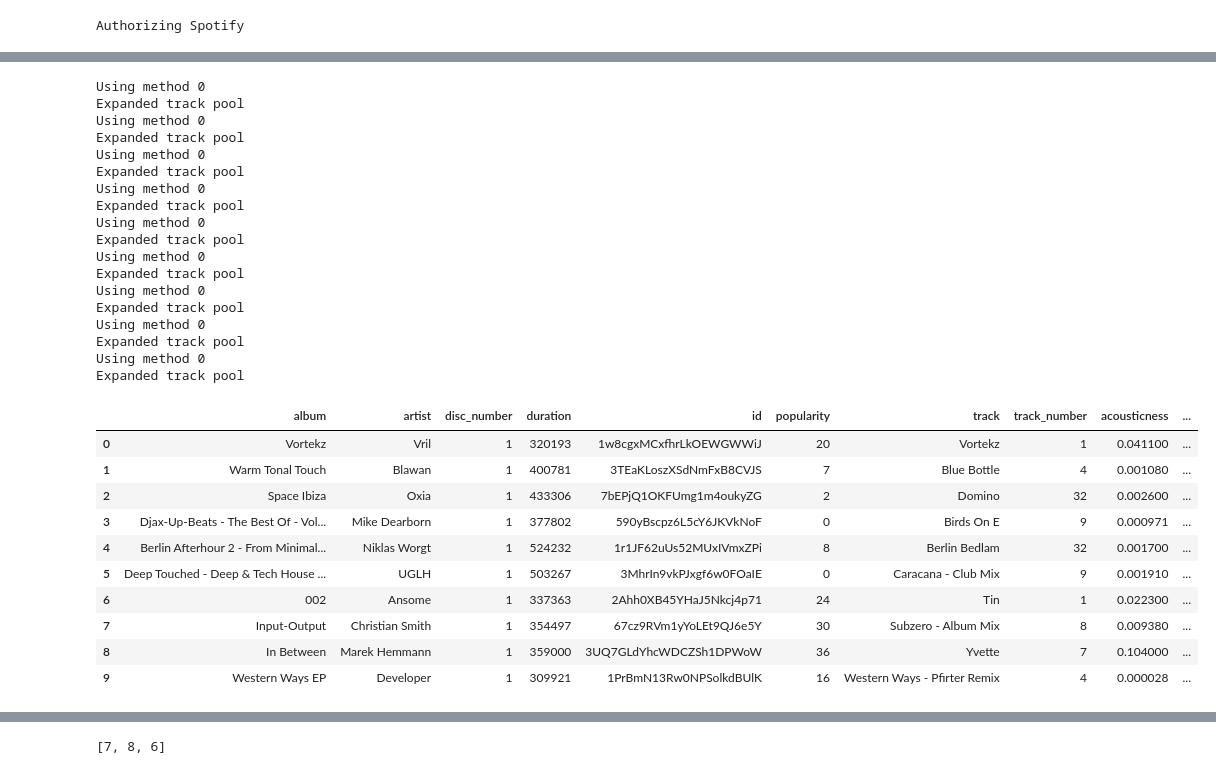
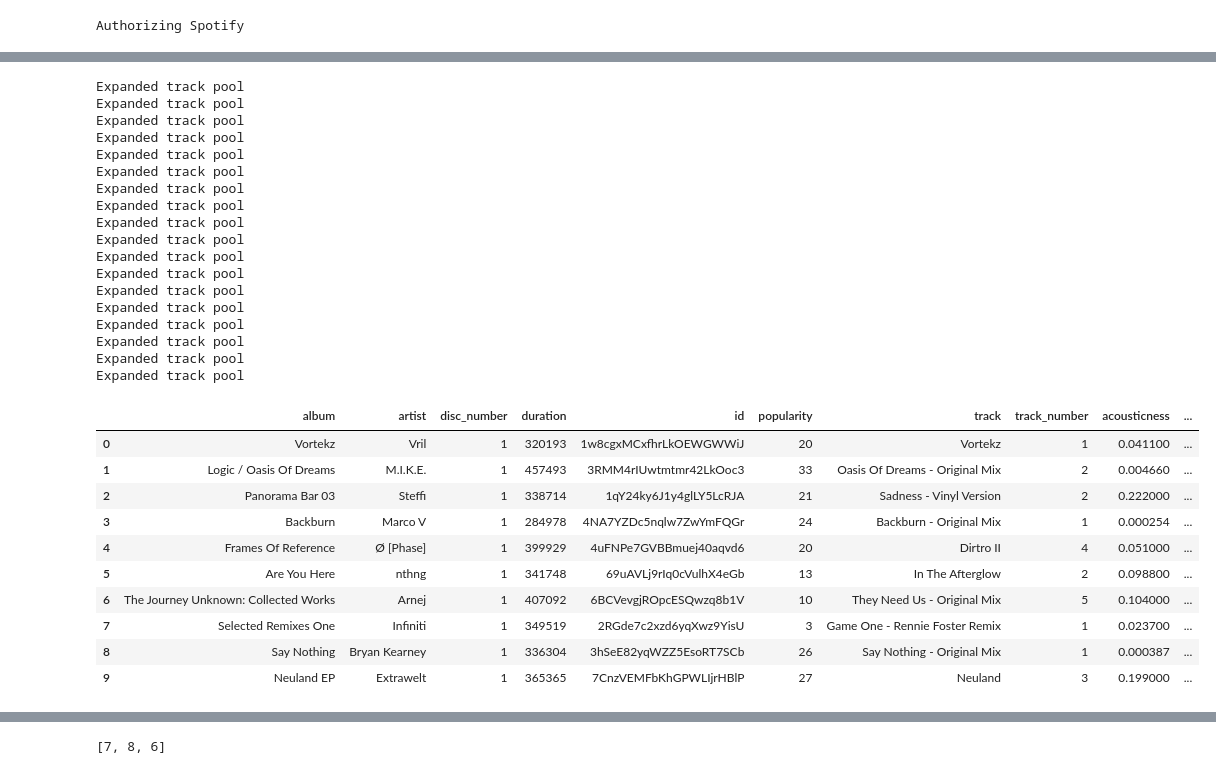
Before and after one commit to iamthevastidledhitchhiker/DJSetListGenerator, a Jupyter notebook: SetlistGenerator_SpotifyAPI.ipynb, the cells around one changed output, grey strips where cells are left out. Cells and saved outputs as stored; diff of their text form; code cells hidden in the pictures.

```diff
--- a/SetlistGenerator_SpotifyAPI.ipynb
+++ b/SetlistGenerator_SpotifyAPI.ipynb
@@ -410,41 +402,41 @@ Using method 0
 # %%
 while len(d.set_list) < 10:
     d.expandTrackPool()
-    d.getNextTrack()
+    d.getNextTrack(method=1)
     d.changeSeedTracks()
     d.expandTrackPool()
 
 d.set_list
 # %% [output]
-Using method 0
 Expanded track pool
-Using method 0
 Expanded track pool
-Using method 0
 Expanded track pool
-Using method 0
 Expanded track pool
-Using method 0
 Expanded track pool
-Using method 0
 Expanded track pool
-Using method 0
 Expanded track pool
-Using method 0
 Expanded track pool
-Using method 0
 Expanded track pool
+Expanded track pool
+Expanded track pool
+Expanded track pool
+Expanded track pool
+Expanded track pool
+Expanded track pool
+Expanded track pool
+Expanded track pool
+Expanded track pool
 |  | album | artist | disc_number | duration | id | popularity | track | track_number | acousticness | ... |
 | 0 | Vortekz | Vril | 1 | 320193 | 1w8cgxMCxfhrLkOEWGWWiJ | 20 | Vortekz | 1 | 0.041100 | ... |
-| 1 | Warm Tonal Touch | Blawan | 1 | 400781 | 3TEaKLoszXSdNmFxB8CVJS | 7 | Blue Bottle | 4 | 0.001080 | ... |
-| 2 | Space Ibiza | Oxia | 1 | 433306 | 7bEPjQ1OKFUmg1m4oukyZG | 2 | Domino | 32 | 0.002600 | ... |
-| 3 | Djax-Up-Beats - The Best Of - Vol... | Mike Dearborn | 1 | 377802 | 590yBscpz6L5cY6JKVkNoF | 0 | Birds On E | 9 | 0.000971 | ... |
-| 4 | Berlin Afterhour 2 - From Minimal... | Niklas Worgt | 1 | 524232 | 1r1JF62uUs52MUxIVmxZPi | 8 | Berlin Bedlam | 32 | 0.001700 | ... |
-| 5 | Deep Touched - Deep & Tech House ... | UGLH | 1 | 503267 | 3MhrIn9vkPJxgf6w0FOaIE | 0 | Caracana - Club Mix | 9 | 0.001910 | ... |
-| 6 | 002 | Ansome | 1 | 337363 | 2Ahh0XB45YHaJ5Nkcj4p71 | 24 | Tin | 1 | 0.022300 | ... |
-| 7 | Input-Output | Christian Smith | 1 | 354497 | 67cz9RVm1yYoLEt9QJ6e5Y | 30 | Subzero - Album Mix | 8 | 0.009380 | ... |
-| 8 | In Between | Marek Hemmann | 1 | 359000 | 3UQ7GLdYhcWDCZSh1DPWoW | 36 | Yvette | 7 | 0.104000 | ... |
-| 9 | Western Ways EP | Developer | 1 | 309921 | 1PrBmN13Rw0NPSolkdBUlK | 16 | Western Ways - Pfirter Remix | 4 | 0.000028 | ... |
+| 1 | Logic / Oasis Of Dreams | M.I.K.E. | 1 | 457493 | 3RMM4rIUwtmtmr42LkOoc3 | 33 | Oasis Of Dreams - Original Mix | 2 | 0.004660 | ... |
+| 2 | Panorama Bar 03 | Steffi | 1 | 338714 | 1qY24ky6J1y4glLY5LcRJA | 21 | Sadness - Vinyl Version | 2 | 0.222000 | ... |
+| 3 | Backburn | Marco V | 1 | 284978 | 4NA7YZDc5nqlw7ZwYmFQGr | 24 | Backburn - Original Mix | 1 | 0.000254 | ... |
+| 4 | Frames Of Reference | Ø [Phase] | 1 | 399929 | 4uFNPe7GVBBmuej40aqvd6 | 20 | Dirtro II | 4 | 0.051000 | ... |
+| 5 | Are You Here | nthng | 1 | 341748 | 69uAVLj9rIq0cVulhX4eGb | 13 | In The Afterglow | 2 | 0.098800 | ... |
+| 6 | The Journey Unknown: Collected Works | Arnej | 1 | 407092 | 6BCVevgjROpcESQwzq8b1V | 10 | They Need Us - Original Mix | 5 | 0.104000 | ... |
+| 7 | Selected Remixes One | Infiniti | 1 | 349519 | 2RGde7c2xzd6yqXwz9YisU | 3 | Game One - Rennie Foster Remix | 1 | 0.023700 | ... |
+| 8 | Say Nothing | Bryan Kearney | 1 | 336304 | 3hSeE82yqWZZ5EsoRT7SCb | 26 | Say Nothing - Original Mix | 1 | 0.000387 | ... |
+| 9 | Neuland EP | Extrawelt | 1 | 365365 | 7CnzVEMFbKhGPWLIjrHBlP | 27 | Neuland | 3 | 0.199000 | ... |
 # %%
 d.filter_by_camelot(df=d.track_pool, song_key_camelot=3)
 # %% [output]
```
Also changed, not shown: parts of 3 cells of this notebook.
